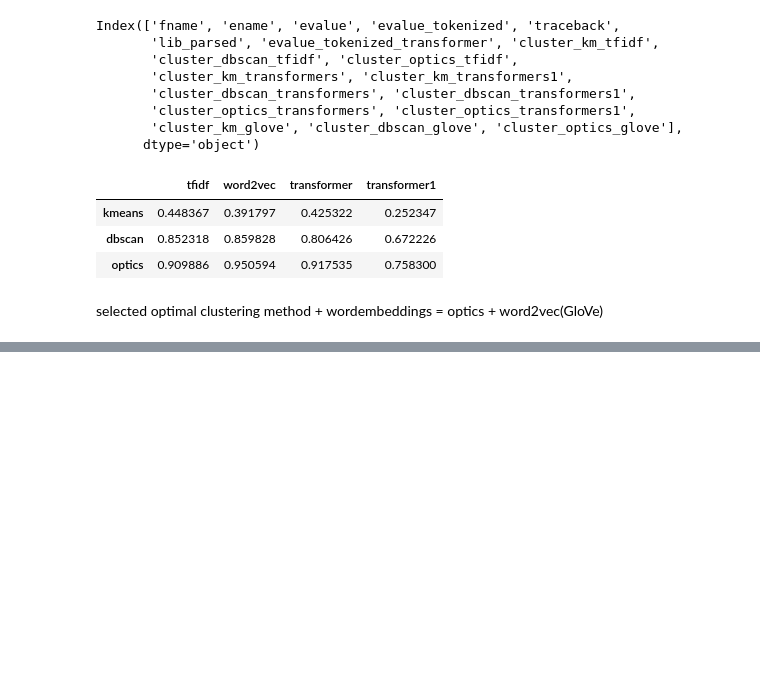
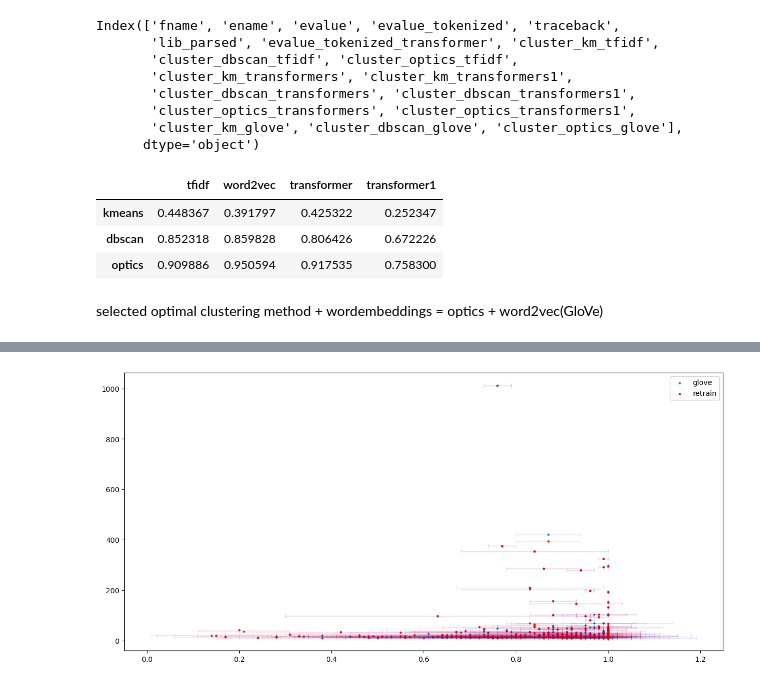
Before and after one commit to PELAB-LiU/jupyter_nbs_empirical, a Jupyter notebook: notebook_error_analysis-refine_types_cluster_methods.ipynb, the cells around one changed output, grey strips where cells are left out. Saved outputs shown, nothing was run; the diff lists cells and outputs as text; code cells hidden in the pictures; blank space fills up the shorter version.

Commit message:
retrain word embeddings

```diff
--- a/notebook_error_analysis-refine_types_cluster_methods.ipynb
+++ b/notebook_error_analysis-refine_types_cluster_methods.ipynb
@@ -385,0 +390,17 @@ selected optimal clustering method + wordembeddings = optics + word2vec(GloVe)
+# %%
+import pandas as pd
+import config
+import cluster_util
+import numpy as np
+
+path_gvalue = config.path_github_error_process.joinpath("analysis_gerr/cluster_selection_g_valueerror/nberror_g_cluster_valueerror_re.xlsx")
+df_err_gvalue = pd.read_excel(path_gvalue)
+df_err_gvalue = df_err_gvalue[~df_err_gvalue.evalue.isnull()]
+df_err_gvalue["evalue_tokenized"] = df_err_gvalue.evalue.apply(cluster_util.preprocess_text)
+df_err_gvalue = df_err_gvalue[df_err_gvalue["evalue_tokenized"]!=""]
+err_descs = df_err_gvalue['evalue_tokenized'].values.astype('U')
+# %%
+glove_vectors = cluster_util.load_glove(config.path_default.joinpath("glove.6B/glove.6B.200d.txt"))
+X_glove = np.array([cluster_util.vectorizer_word2vec(xi, glove_vectors, 200) for xi in err_descs])
+X_glove_rd = cluster_util.pca(X_glove, n_component=20)
+df_err_gvalue.loc[:,"cluster_optics_glove"] = cluster_util.cluster_optics(X_glove_rd, min_samples = 10)
@@ -385,0 +442,12 @@ selected optimal clustering method + wordembeddings = optics + word2vec(GloVe)
+# %%
+df_err_gvalue_optics_w2v = df_err_gvalue[['fname','evalue','evalue_tokenized','traceback',
+               'cluster_optics_glove','cluster_optics_w2v','cluster_optics_w2v_sg',
+               'cluster_optics_w2v_finetune','cluster_optics_w2v_subword2vec','cluster_optics_w2v_subword2vec_finetune']]
+df_err_gvalue_optics_w2v.to_excel(config.path_w2v_models.joinpath("nberror_gvalueerror_w2v.xlsx"), index=False, engine='xlsxwriter')
+# %%
+ss_lev_glove, sum_lev_glove = cluster_util.statistics_lev(df_err_gvalue_optics_w2v, "cluster_optics_glove","evalue")
+ss_lev_w2v, sum_lev_w2v = cluster_util.statistics_lev(df_err_gvalue_optics_w2v, "cluster_optics_w2v","evalue")
+ss_lev_w2v_sg, sum_lev_w2v_sg = cluster_util.statistics_lev(df_err_gvalue_optics_w2v, "cluster_optics_w2v_sg","evalue")
+ss_lev_w2v_finetune, sum_lev_w2v_finetune = cluster_util.statistics_lev(df_err_gvalue_optics_w2v, "cluster_optics_w2v_finetune","evalue")
+ss_lev_subword2vec, sum_lev_subword2vec = cluster_util.statistics_lev(df_err_gvalue_optics_w2v, "cluster_optics_w2v_subword2vec","evalue")
+ss_lev_subword2vec_finetune, sum_lev_subword2vec_finetune = cluster_util.statistics_lev(df_err_gvalue_optics_w2v, "cluster_optics_w2v_subword2vec_finetune","evalue")
@@ -385,0 +478,16 @@ selected optimal clustering method + wordembeddings = optics + word2vec(GloVe)
+# %%
+import matplotlib.pyplot as plt
+import math
+
+fig, ax = plt.subplots(figsize=(15, 7))
+ax.scatter(ss_lev_glove['mean_similarity'], ss_lev_glove.cluster_size, label = 'glove', s=4)
+ax.errorbar(ss_lev_glove['mean_similarity'], ss_lev_glove.cluster_size, xerr=ss_lev_glove['std_similarity'],
+             lw=1, capsize=3, ecolor=(0.0,0.0,1.0,0.1), ls='none')
+
+ax.scatter(ss_lev_w2v['mean_similarity'], ss_lev_w2v.cluster_size, label = 'retrain', s=4, color="r")
+ax.errorbar(ss_lev_w2v['mean_similarity'], ss_lev_w2v.cluster_size, xerr=ss_lev_w2v['std_similarity'],
+             lw=1, capsize=3, ecolor=(1.0,0.0,0.0,0.1), ls='none')
+ax.legend()
+plt.show()
+# %% [output]
+[figure, added]
```
Also changed, not shown: parts of 5 cells of this notebook, 6 other files.
